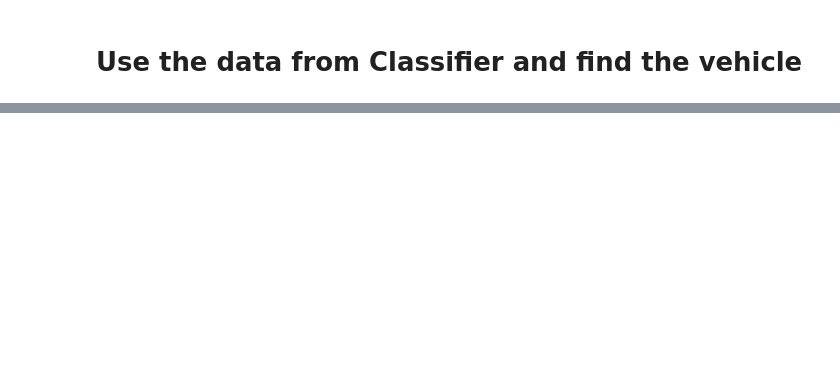
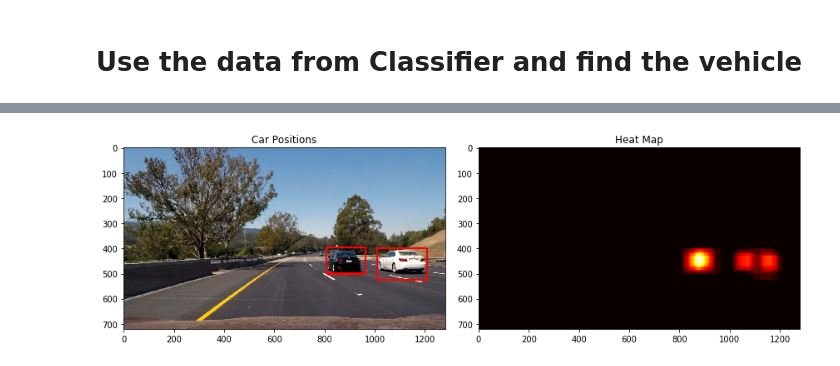
Before and after one commit to chunhsienho/CarND-Vehicle-Detection, a Jupyter notebook: P5.ipynb, the cells around one changed output, grey strips where cells are left out. Drawn from its saved outputs; the diff is of its cells as text; code cells hidden in the pictures; blank space fills up the shorter version.

```diff
--- a/P5.ipynb
+++ b/P5.ipynb
@@ -5,7 +5,17 @@ import numpy as np
 import cv2
 import matplotlib.pyplot as plt
 import pickle
+from skimage.feature import hog
 
+#define the changing
+convertors = {
+    'RGB': cv2.COLOR_BGR2RGB,
+    'HLS': cv2.COLOR_BGR2HLS,
+    'YUV': cv2.COLOR_BGR2YUV,
+    'YCrCb': cv2.COLOR_BGR2YCrCb,
+    'Lab': cv2.COLOR_BGR2Lab,
+    'Luv': cv2.COLOR_BGR2Luv,
+}
 # load params and classifier from pickled file
 scv = None
 X_scaler = None
@@ -15,6 +25,7 @@ cell_per_block = None
 spatial_size = None
 hist_bins = None
 color_space = None
+
 
 with open('./svc_pickle.p', 'rb') as f:
     data_pickle = pickle.load(f)
@@ -106,0 +230,54 @@ def slide_window(img, x_start_stop=[None, None], y_start_stop=[None, None],
+# %%
+#heatmap
+# Draw heatmap
+from scipy.ndimage.measurements import label
+
+def add_heat(heatmap, bbox_list):
+    for box in bbox_list:
+        heatmap[box[0][1]:box[1][1], box[0][0]:box[1][0]] += 1
+    return heatmap
+
+
+def apply_threshold(heatmap, threshold):
+    result = np.copy(heatmap)
+    result[heatmap <= threshold] = 0
+    return result
+
+def draw_labeled_bboxes(img, labels):
+    for car_number in range(1, labels[1]+1):
+        nonzero = (labels[0] == car_number).nonzero()
+        # Identify x and y values of those pixels
+        nonzeroy = np.array(nonzero[0])
+        nonzerox = np.array(nonzero[1])
+        # Define a bounding box based on min/max x and y
+        bbox = ((np.min(nonzerox), np.min(nonzeroy)), (np.max(nonzerox), np.max(nonzeroy)))
+        # Draw the box on the image
+        cv2.rectangle(img, bbox[0], bbox[1], (0,0,255), 6)
+    # Return the image
+    return img
+
+heat = np.zeros_like(img[:,:,0]).astype(np.float)
+heat = add_heat(heat, np.concatenate(bbox_list))
+
+# Apply threshold to help remove false positives
+heat = apply_threshold(heat,1)
+
+# Visualize the heatmap when displaying
+heatmap = np.clip(heat, 0, 255)
+
+# Find final boxes from heatmap using label function
+labels = label(heatmap)
+draw_img = draw_labeled_bboxes(np.copy(img), labels)
+
+fig = plt.figure(figsize=(12,6))
+plt.subplot(121)
+plt.imshow(cv2.cvtColor(draw_img, cv2.COLOR_BGR2RGB))
+plt.title('Car Positions')
+plt.subplot(122)
+plt.imshow(heatmap, cmap='hot')
+plt.title('Heat Map')
+fig.tight_layout()
+plt.savefig('./report_file/heatmap.png')
+plt.show()
+# %% [output]
+[figure, added]
```
Also changed, not shown: parts of 2 cells of this notebook, 2 other files.
